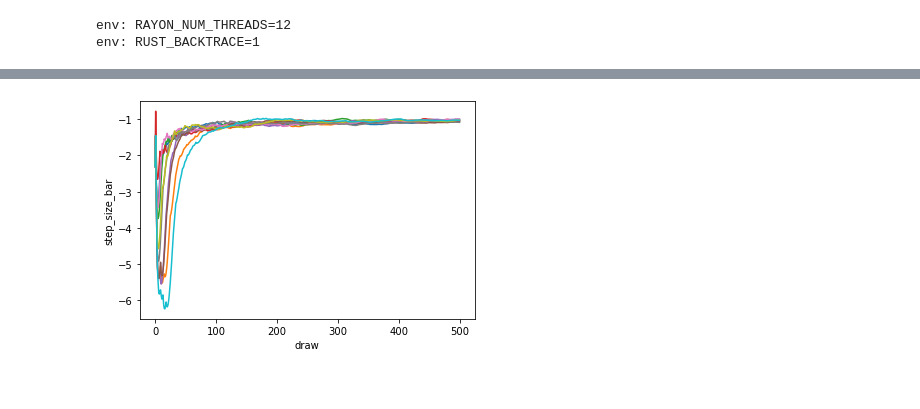
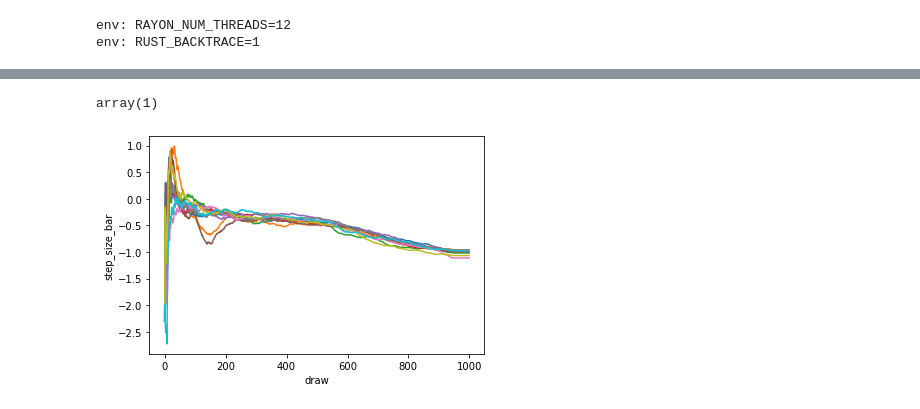
Before and after one commit to pymc-devs/nutpie, a Jupyter notebook: notebooks/aesara_logp.ipynb, the cells around one changed output, grey strips where cells are left out. Cells and saved outputs as stored; diff of their text form; code cells hidden in the pictures.

```diff
--- a/notebooks/aesara_logp.ipynb
+++ b/notebooks/aesara_logp.ipynb
@@ -233,9 +220,12 @@ for _ in range(1):
             n_tune=1000,
             n_draws=1000,
             n_chains=n_chains,
-            seed=8,
             target_accept=0.8,
-            discard_window=0
+            early_target_accept=0.2,
+            seed=42,
+            variance_decay=0.01,
+            #window_switch_freq=20,
+            #early_variance_decay=0.5,
         )
 # %% [output]
 100.00% [20000/20000 00:00<00:00]
@@ -244,4 +234,8 @@ Wall time: 822 ms
+# %%
+trace_rust.sample_stats.diverging.sum().values
+# %% [output]
+array(1)
 # %%
-np.log(trace_rust.warmup_sample_stats.step_size_bar.isel(draw=slice(0, 500))).plot(x="draw", hue="chain", add_legend=False);
+np.log(trace_rust.warmup_sample_stats.step_size_bar.isel(draw=slice(0, 1000))).plot(x="draw", hue="chain", add_legend=False);
 # %% [output]
-[figure, old version]
+[figure, new version]
```
Also changed, not shown: parts of 29 cells of this notebook, 3 other files.
